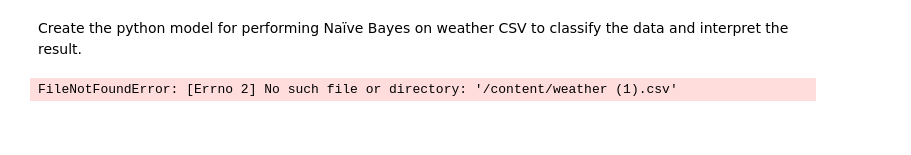
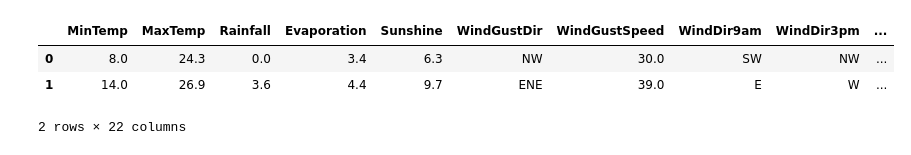
Before and after one commit to ayush-bhavsar/CE421P, a Jupyter notebook: Pract-10.ipynb, the cells around one changed output. Cells and saved outputs as stored; diff of their text form; code cells hidden in the pictures; blank space fills up the shorter version.

```diff
--- a/Pract-10.ipynb
+++ b/Pract-10.ipynb
@@ -1,11 +1,12 @@
-# %% [markdown]
-Create the python model for performing Naïve Bayes on weather CSV to classify the data and interpret the result.
 # %%
 import pandas  as pd
 # %%
-df = pd.read_csv("/content/weather (1).csv")
+df = pd.read_csv("./Pract-10.csv")
 df.head(2)
 # %% [output]
+|  | MinTemp | MaxTemp | Rainfall | Evaporation | Sunshine | WindGustDir | WindGustSpeed | WindDir9am | WindDir3pm | ... |
+| 0 | 8.0 | 24.3 | 0.0 | 3.4 | 6.3 | NW | 30.0 | SW | NW | ... |
+| 1 | 14.0 | 26.9 | 3.6 | 4.4 | 9.7 | ENE | 39.0 | E | W | ... |
-FileNotFoundError: [Errno 2] No such file or directory: '/content/weather (1).csv'
+2 rows × 22 columns
 # %%
 df.drop(['WindGustDir','WindDir9am','WindDir3pm'],axis=1)
```
Also changed, not shown: parts of 9 cells of this notebook.
